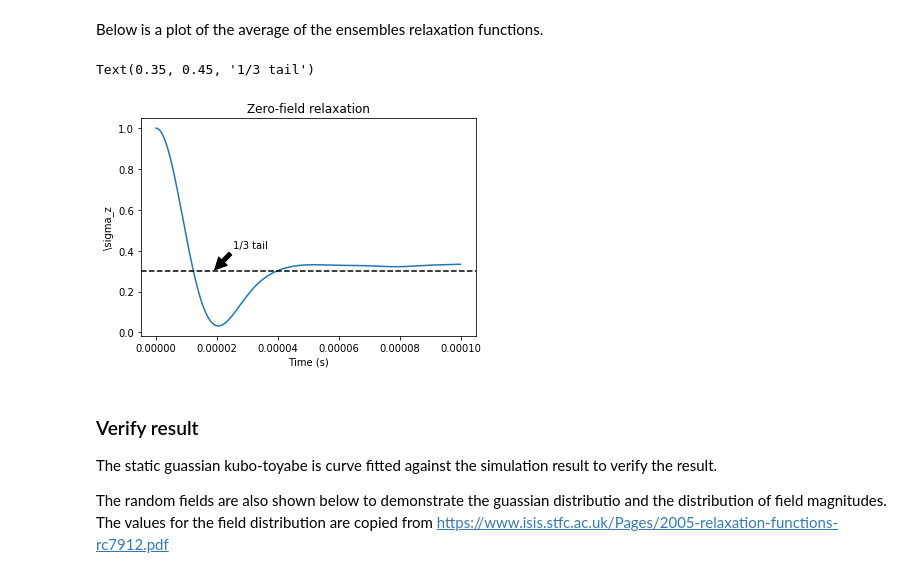
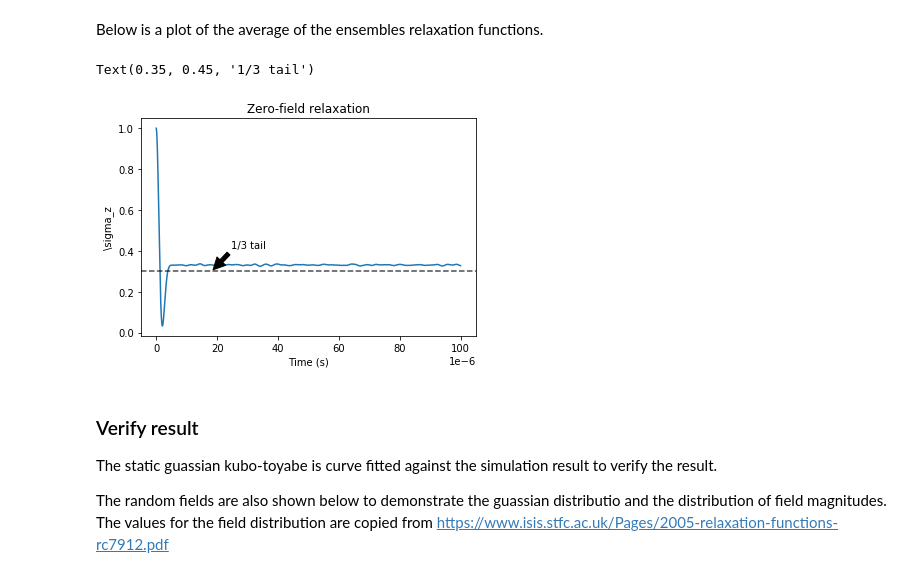
Before and after one commit to AJO-Python/Muon_magnets, a Jupyter notebook: notebooks/Muon_ensemble_testing.ipynb, the cells around one changed output. Cells and saved outputs as stored; diff of their text form; code cells hidden in the pictures.

```diff
--- a/notebooks/Muon_ensemble_testing.ipynb
+++ b/notebooks/Muon_ensemble_testing.ipynb
@@ -84,8 +95,8 @@ $$G_z(t) = \dfrac{1}{3} + \dfrac{2}{3}(1-\Delta^2 t^2)exp^{(-0.5 \Delta^2 t^2)}$
 # %%
 # Create an ensemble of muons
 
-FIELD_WIDTH = 100e-6
-particles = Ensemble(N=10_000)
+FIELD_WIDTH = 1000e-6
+particles = Ensemble(N=50_000)
 particles.random_fields(width=FIELD_WIDTH)
 
 # Calculate each particles relaxation over time and the ensemble average
@@ -95,18 +106,18 @@ Saving pickle to data//ensemble_obj.pickle
 # %% [markdown]
 Below is a plot of the average of the ensembles relaxation functions.
 # %%
-plt.figure()
-plt.plot(Muon.TIME_ARRAY, particles.overall_relax)
-plt.axhline(0.3, linestyle="--", c="k")
-plt.title("Zero-field relaxation")
-plt.xlabel("Time (s)")
-plt.ylabel("\sigma_z")
+fig, ax = plt.subplots()
+ax.plot(Muon.TIME_ARRAY, particles.overall_relax)
+ax.axhline(0.3, linestyle="--", c="k", alpha=0.7)
+ax.set_title("Zero-field relaxation")
+ax.set_xlabel("Time (s)")
+ax.set_ylabel("\sigma_z")
 ax.ticklabel_format(axis="x", style="sci", scilimits=(-6, -6))
-plt.annotate("1/3 tail", xy=(0.3, 0.37), xytext=(0.35, 0.45), xycoords="figure fraction",
+ax.annotate("1/3 tail", xy=(0.3, 0.37), xytext=(0.35, 0.45), xycoords="figure fraction",
              arrowprops=dict(facecolor='black', shrink=0.05))
 # %% [output]
 Text(0.35, 0.45, '1/3 tail')
-[figure, old version]
+[figure, new version]
 # %% [markdown]
 ### Verify result
 
```
Also changed, not shown: parts of 3 cells of this notebook, 2 other files.
